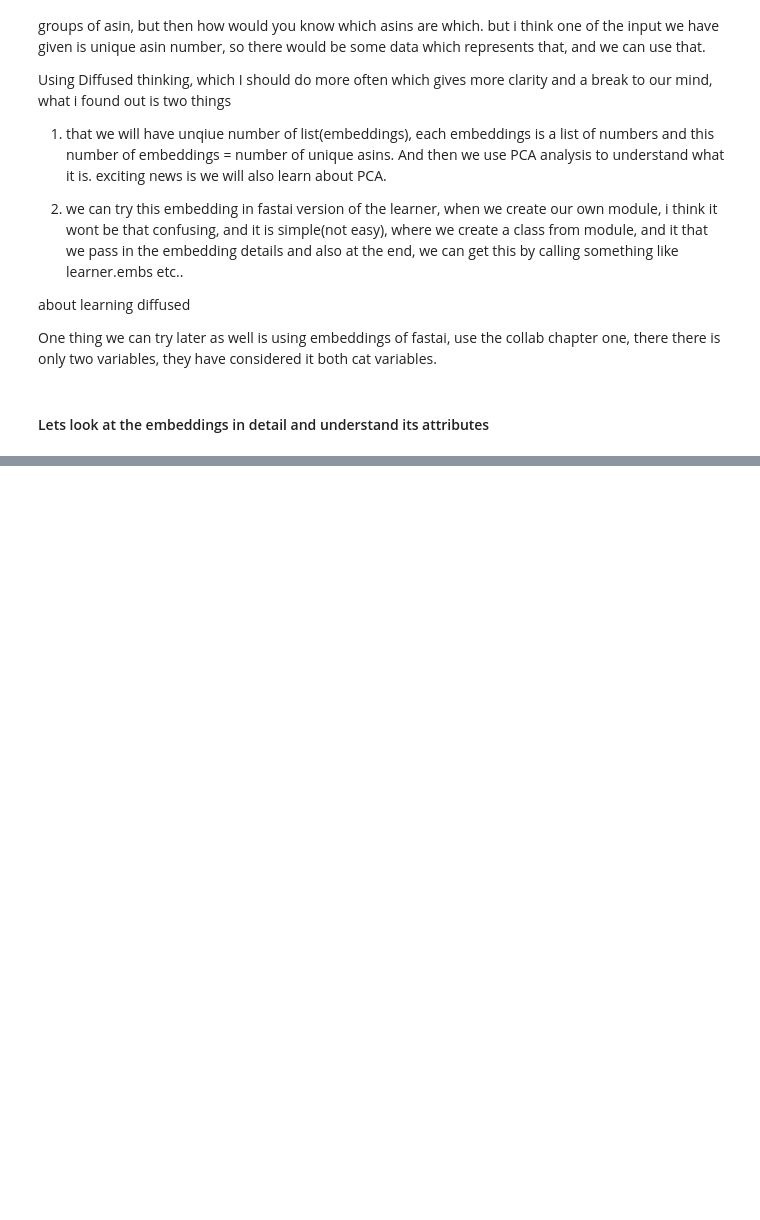
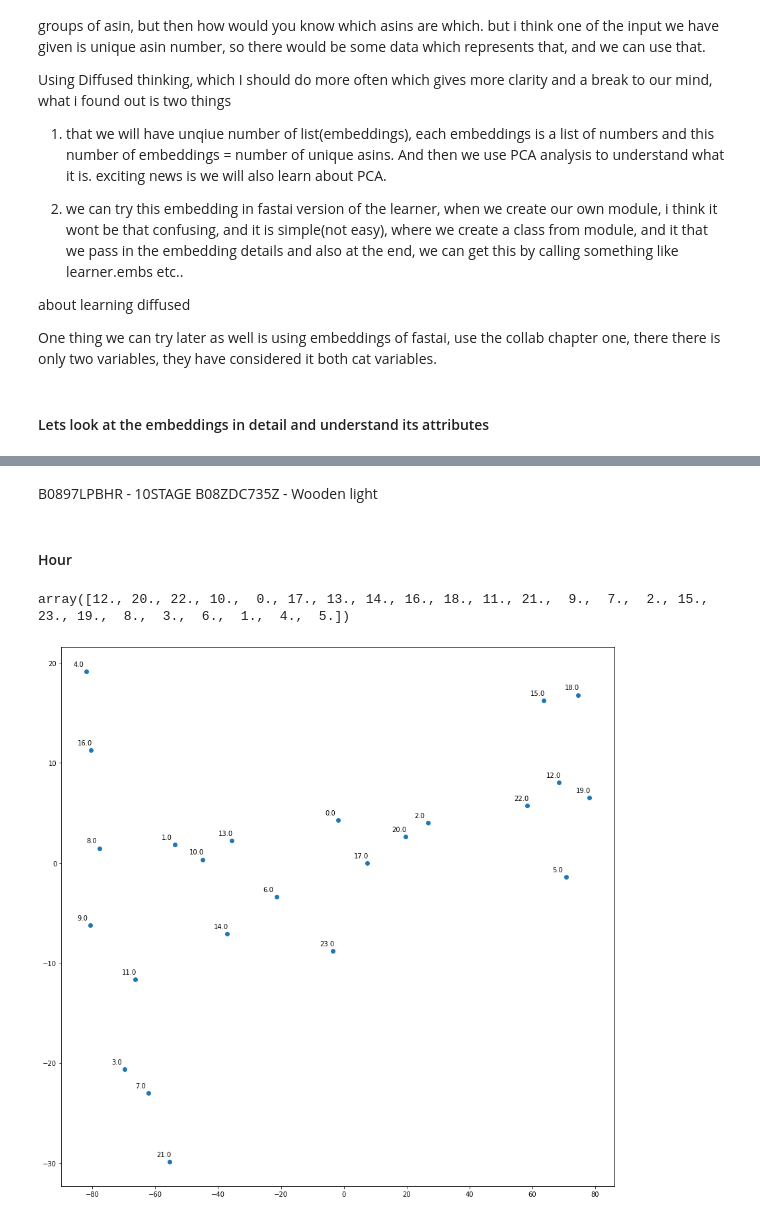
Before and after one commit to akshaypt7/amazon_sales_prediction, a Jupyter notebook: project_01_05_visualizing_embedding.ipynb, the cells around one changed output, grey strips where cells are left out. Drawn from its saved outputs; the diff is of its cells as text; code cells hidden in the pictures; blank space fills up the shorter version.

```diff
--- a/project_01_05_visualizing_embedding.ipynb
+++ b/project_01_05_visualizing_embedding.ipynb
@@ -109,0 +243,24 @@ NameError: ignored
+# %% [markdown]
+B0897LPBHR - 10STAGE
+B08ZDC735Z - Wooden light
+# %% [markdown]
+#### Hour
+# %%
+hours = df_main['hour'].unique()
+hours
+# %% [output]
+array([12., 20., 22., 10.,  0., 17., 13., 14., 16., 18., 11., 21.,  9.,  7.,  2., 15., 23., 19.,  8.,  3.,  6.,  1.,  4.,  5.])
+# %%
+hour_embedding = embeddings[1]
+# %%
+
+
+tsne = manifold.TSNE(init='pca', random_state=0, method='exact', perplexity=5, learning_rate=100)
+Y = tsne.fit_transform(hour_embedding)
+plt.figure(figsize=(15,15))
+plt.scatter(-Y[:, 0], -Y[:, 1])
+for i, txt in enumerate(hours):
+    plt.annotate(txt, (-Y[i, 0],-Y[i, 1]), xytext = (-20, 8), textcoords = 'offset points')
+plt.savefig('hours.pdf')
+# %% [output]
+[figure, added]
```
Also changed, not shown: parts of 33 cells of this notebook.
